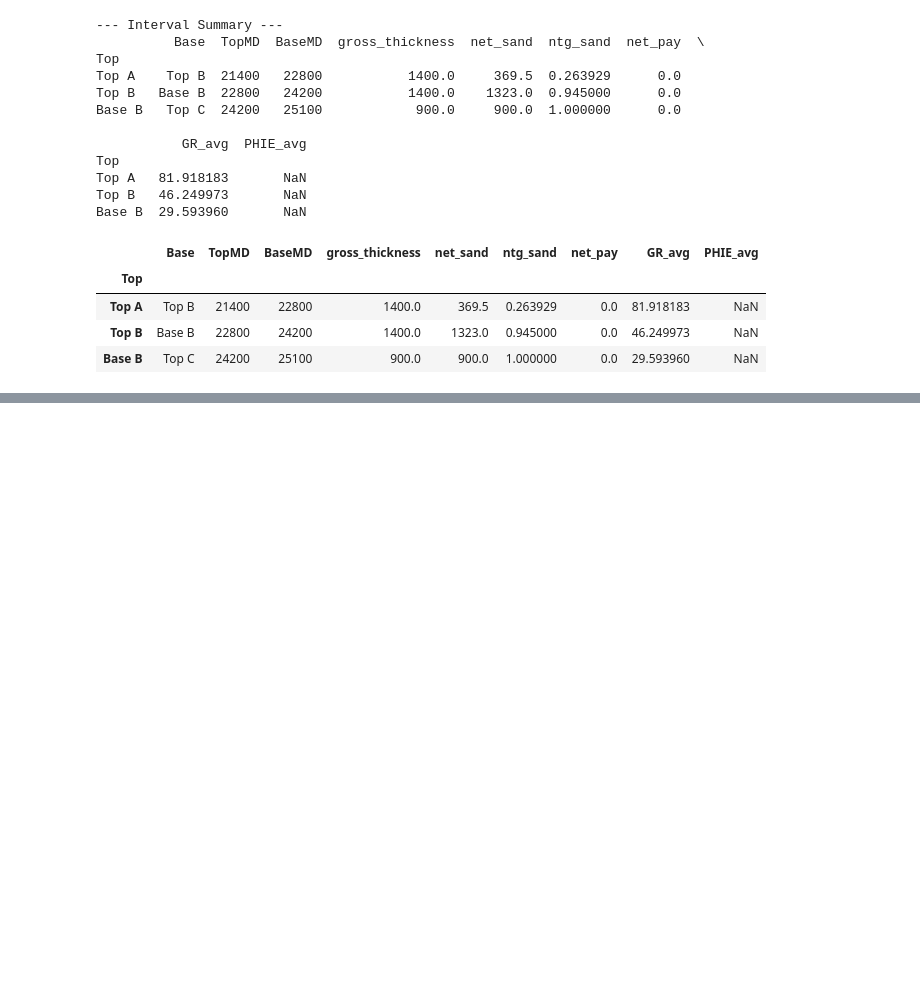
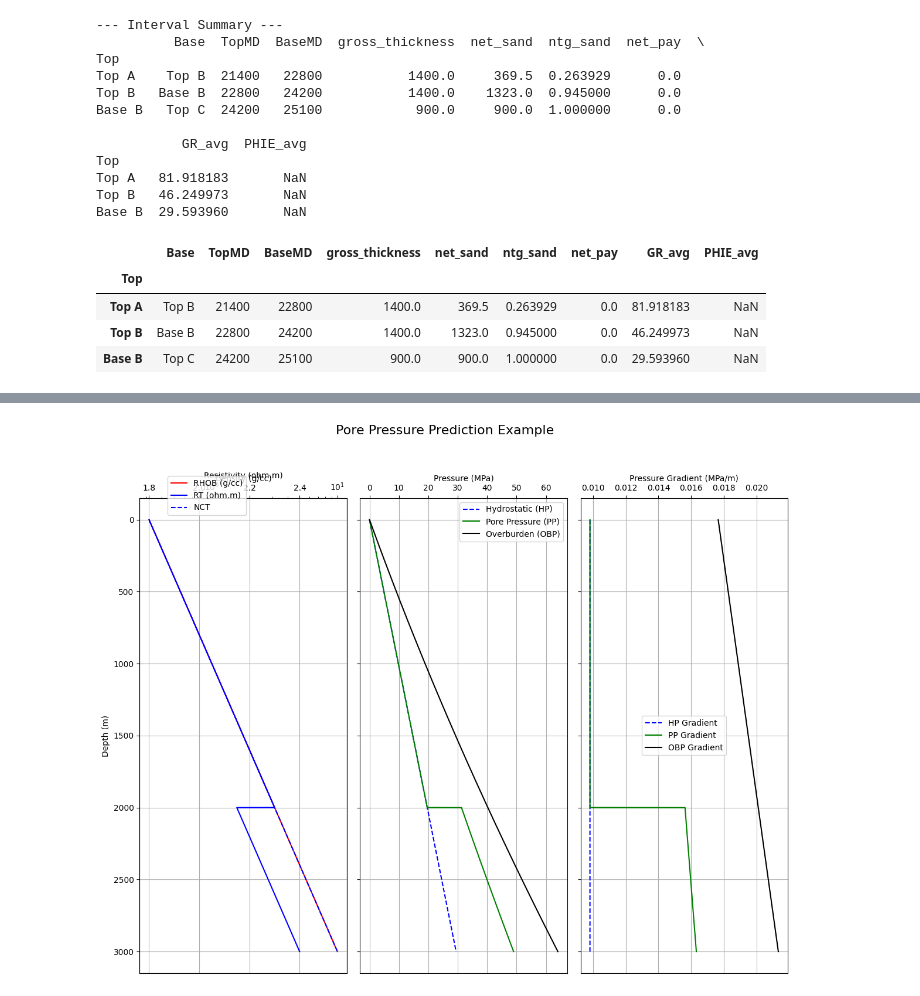
Before and after one commit to JeffRoth/rockphysics-library, a Jupyter notebook: examples/demo notebook.ipynb, the cells around one changed output, grey strips where cells are left out. Drawn from its saved outputs; the diff is of its cells as text; code cells hidden in the pictures; blank space fills up the shorter version.

Commit message:
added pore pressure prediction module. Added Project class for dealing with multiple wells.

```diff
--- a/examples/demo notebook.ipynb
+++ b/examples/demo notebook.ipynb
@@ -504,0 +535,17 @@ my_well.summarize_intervals(
+# %%
+# --- 2. Call the Pore Pressure Function ---
+# Use the same NCT parameters we used to generate the mock data.
+pressure_df = rp.calculate_pore_pressure_eaton(
+    rhob_log=rhob_series,
+    indicator_log=rt_series,
+    nct_a=nct_a,
+    nct_b=nct_b,
+    indicator_type='resistivity',
+    eaton_exp=1.2
+)
+
+print("--- Calculation Complete ---")
+print("Head of the resulting pressure DataFrame:")
+print(pressure_df.head())
+print("\nTail of the resulting pressure DataFrame (showing overpressure):")
+print(pressure_df.tail())
@@ -504,0 +569,47 @@ my_well.summarize_intervals(
+# %%
+# --- 3. Visualize the Results ---
+fig, axes = plt.subplots(ncols=3, figsize=(12, 10), sharey=True)
+fig.suptitle("Pore Pressure Prediction Example", fontsize=16)
+
+# Plot 1: Input Logs
+ax1 = axes[0]
+ax1.plot(rhob_series, rhob_series.index, label='RHOB (g/cc)', color='red')
+ax1.set_xlabel("Density (g/cc)")
+ax1.set_ylabel("Depth (m)")
+ax1_twin = ax1.twiny()
+ax1_twin.plot(rt_series, rt_series.index, label='RT (ohm.m)', color='blue')
+ax1_twin.plot(nct_rt, depth_m, label='NCT', color='blue', linestyle='--')
+ax1_twin.set_xlabel("Resistivity (ohm.m)")
+ax1_twin.set_xscale('log')
+ax1.grid(True)
+fig.legend(loc='upper left', bbox_to_anchor=(0.1, 0.9))
+
+
+# Plot 2: Pressure Profiles
+ax2 = axes[1]
+ax2.plot(pressure_df['HP_MPa'], pressure_df.index, label='Hydrostatic (HP)', color='blue', linestyle='--')
+ax2.plot(pressure_df['PP_MPa'], pressure_df.index, label='Pore Pressure (PP)', color='green')
+ax2.plot(pressure_df['OBP_MPa'], pressure_df.index, label='Overburden (OBP)', color='black')
+ax2.set_xlabel("Pressure (MPa)")
+ax2.legend()
+ax2.grid(True)
+
+# Plot 3: Pressure Gradients
+ax3 = axes[2]
+ax3.plot(pressure_df['HP_MPa']/depth_m, depth_m, label='HP Gradient', color='blue', linestyle='--')
+ax3.plot(pressure_df['PP_MPa']/depth_m, depth_m, label='PP Gradient', color='green')
+ax3.plot(pressure_df['OBP_MPa']/depth_m, depth_m, label='OBP Gradient', color='black')
+ax3.set_xlabel("Pressure Gradient (MPa/m)")
+ax3.legend()
+ax3.grid(True)
+
+
+for ax in axes:
+    ax.invert_yaxis()
+    ax.xaxis.set_ticks_position('top')
+    ax.xaxis.set_label_position('top')
+
+plt.tight_layout(rect=[0, 0.03, 1, 0.95])
+plt.show()
+# %% [output]
+[figure, added]
```
Also changed, not shown: parts of 6 cells of this notebook, 6 other files.
